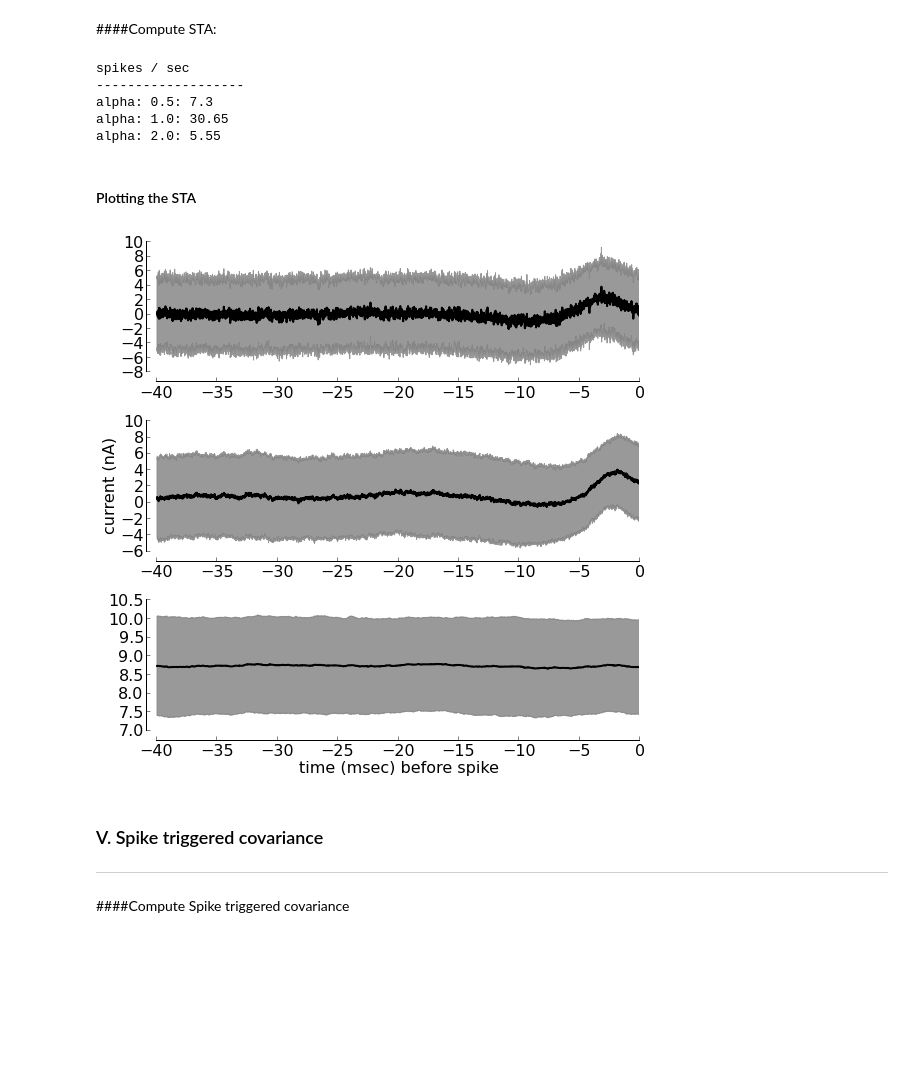
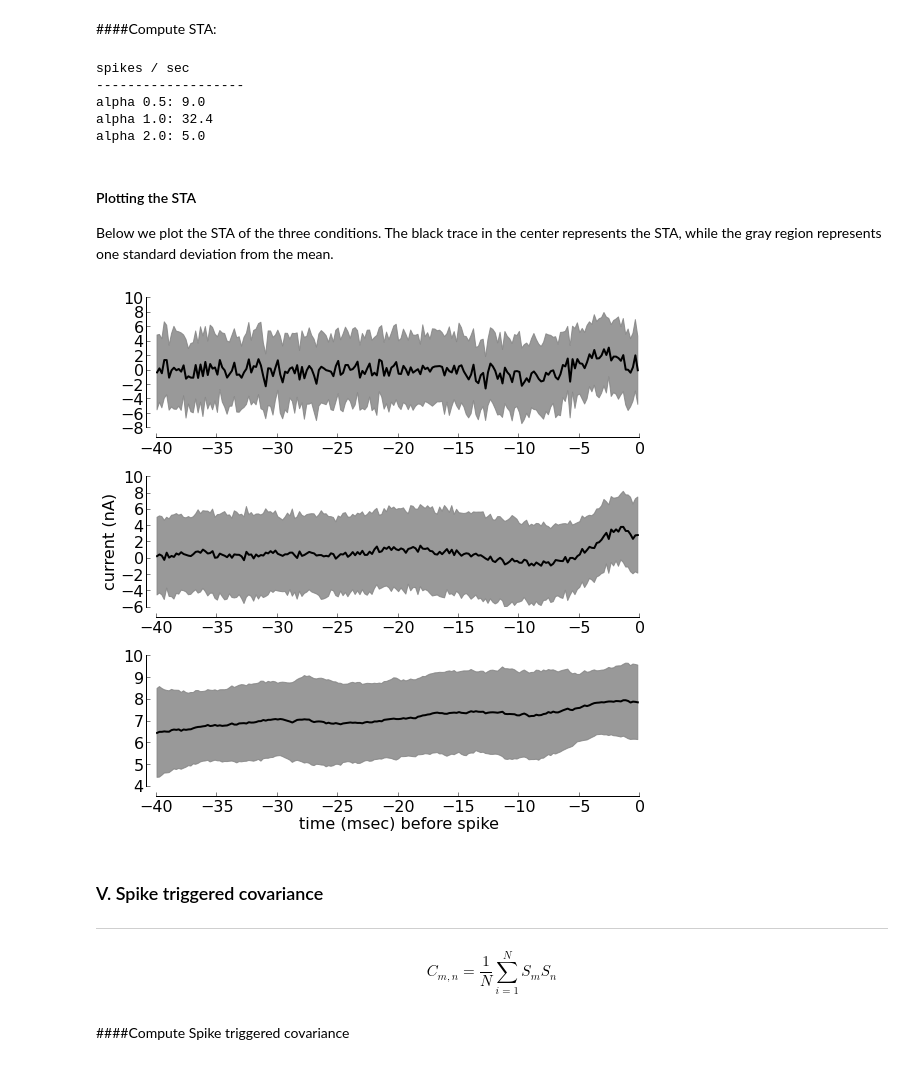
Before and after one commit to bps10/bps10.github.com, a Jupyter notebook: notebooks/Natural scenes.ipynb, the cells around one changed output. Cells and saved outputs as stored; diff of their text form; code cells hidden in the pictures; blank space fills up the shorter version.

```diff
--- a/notebooks/Natural scenes.ipynb
+++ b/notebooks/Natural scenes.ipynb
@@ -153,30 +198,32 @@ plt.show()
 # %%
 def HHmodel(Current, dt):
-    """
+    """Integrates the Hodgkin Huxley equations.
+    The current parameters of the model are taken from
     """
     TIME = len(Current) # in msec
     dt = dt # in msec
 
-    ## in mS/cm^2
+    # Define the cell's initial conditions
+    # Conductances (in mS/cm^2):
     gK = 36
     gNa = 120
     gL = 0.3
 
-    ## in mV
+    # Define the equilibrium potentials and conductances for sodium, potassium,
+    # and the leak current
     VK = -12
     VNa = 115
     VL = 10.613
 
-    C = 1
-    A = np.pi * 30 ** 2 ## in microns^2
-
-    ## Resting potential variables
     V = 0 ##mV
     n = 0.0816
     m = 0.1003
     h = 0.0643
 
-    ## Functions
+    # Functions to Calculate alphas and betas for the intial membrane voltage (based on
+    #the equations described by Hodgkin and Huxley, modified to refelct the
+    # initial Vm)
+
     # K channel
     alpha_n = np.vectorize(lambda v: 0.01 * (-v + 10) /
                 (np.exp((-v + 10) / 10) - 1) if v != 10 else 0.1)
@@ -192,7 +239,7 @@ def HHmodel(Current, dt):
     beta_h  = lambda v: 1 / (np.exp((-v + 30) / 10) + 1)
 
 
-    ## Records
+    ## Preallocate for speed:
     Voltage = np.zeros((TIME))
     Voltage[0] = V
 
@@ -205,6 +252,8 @@ def HHmodel(Current, dt):
         h += dt * (alpha_h(V) * (1 - h) - beta_h(V) * h)
         n += dt * (alpha_n(V) * (1 - n) - beta_n(V) * n)
 
+        # The equation describing the cell's net ionic current, rearranged to
+        # solve for Vm.
         V = V + ( (I) - ((gK * (n ** 4))*(V - VK)) - ((gNa * (m ** 3))
                 * h * (V - VNa)) - (gL * (V - VL))) * dt
 
@@ -311,15 +395,13 @@ def findFiringRate(curr_Record, tim):
 # %% [markdown]
 ####Compute STA:
 # %%
-STA_len = 40 # msec
-
 spikesA = findSpikes(VoltageA, dt)
 spikesB = findSpikes(VoltageB, dt)
 spikesC = findSpikes(VoltageC, dt)
 
-STE_A, STE_noiseA = findSTE(stimA, VoltageA, spikesA, dt, STA_len)
-STE_B, STE_noiseB = findSTE(stimB, VoltageB, spikesB, dt, STA_len)
-STE_C, STE_noiseC = findSTE(stimC, VoltageC, spikesC, dt, STA_len)
+STE_A, STE_noiseA = findSTE(stimA, VoltageA, spikesA, dt, STA_len, downS)
+STE_B, STE_noiseB = findSTE(stimB, VoltageB, spikesB, dt, STA_len, downS)
+STE_C, STE_noiseC = findSTE(stimC, VoltageC, spikesC, dt, STA_len, downS)
 
 spike_countA, spikeRateA = findFiringRate(STE_A, tim / 1000) # divide by 1000 to get sec
 spike_countB, spikeRateB = findFiringRate(STE_B, tim / 1000)
@@ -327,9 +409,9 @@ spike_countC, spikeRateC = findFiringRate(STE_C, tim / 1000)
 
 print 'spikes / sec'
 print '-------------------'
-print 'alpha: 0.5:', spikeRateA
-print 'alpha: 1.0:', spikeRateB
-print 'alpha: 2.0:', spikeRateC
+print 'alpha 0.5:', spikeRateA
+print 'alpha 1.0:', spikeRateB
+print 'alpha 2.0:', spikeRateC
 
 STA_A = STE_A.mean(0)
 STA_B = STE_B.mean(0)
@@ -337,47 +419,51 @@ STA_C = STE_C.mean(0)
 # %% [output]
 spikes / sec
 -------------------
-alpha: 0.5: 7.3
-alpha: 1.0: 30.65
-alpha: 2.0: 5.55
+alpha 0.5: 9.0
+alpha 1.0: 32.4
+alpha 2.0: 5.0
-# %% [markdown]
-#### Plotting the STA
+# %% [markdown]
+#### Plotting the STA
+
+Below we plot the STA of the three conditions.  The black trace in the center represents the STA, while the gray region represents one standard deviation from the mean.
 # %%
-t = np.arange(-STA_len / dt, 0) * dt
+t = np.arange(-STA_len / dt / downS, 0) * dt * downS
 
 # plot STA
 fig = plt.figure(figsize=(8,8))
 ax1 = fig.add_subplot(311)
 ax2 = fig.add_subplot(312)
 ax3 = fig.add_subplot(313)
 
 ax1.plot(t, STA_A, linewidth=2, color='k')
 ax1.fill_between(t, STA_A + STE_A.std(0),
                  STA_A - STE_A.std(0),
                  facecolor='gray', alpha=0.8, edgecolor='gray')
 
 ax2.plot(t, STA_B, linewidth=2, color='k')
 ax2.fill_between(t, STA_B + STE_B.std(0),
                  STA_B - STE_B.std(0),
                  facecolor='gray', alpha=0.8, edgecolor='gray')
 
 ax3.plot(t, STA_C, linewidth=2, color='k')
 ax3.fill_between(t,STA_C + STE_C.std(0),
                  STA_C - STE_C.std(0),
                  facecolor='gray', alpha=0.8, edgecolor='gray')
 
 TufteAxis(ax1)
 TufteAxis(ax2)
 TufteAxis(ax3)
 
 ax2.set_ylabel('current (nA)')
 ax3.set_xlabel('time (msec) before spike')
 
 plt.tight_layout()
 plt.show()
 # %% [output]
-[figure, old version]
+[figure, new version]
-# %% [markdown]
-### V. Spike triggered covariance
-***
+# %% [markdown]
+### V. Spike triggered covariance
+***
+
+$$C_{m,n} = \frac{1}{N} \sum_{i=1}^{N} S_{m}S_{n}$$
 # %%
```
Also changed, not shown: parts of 31 cells of this notebook.
